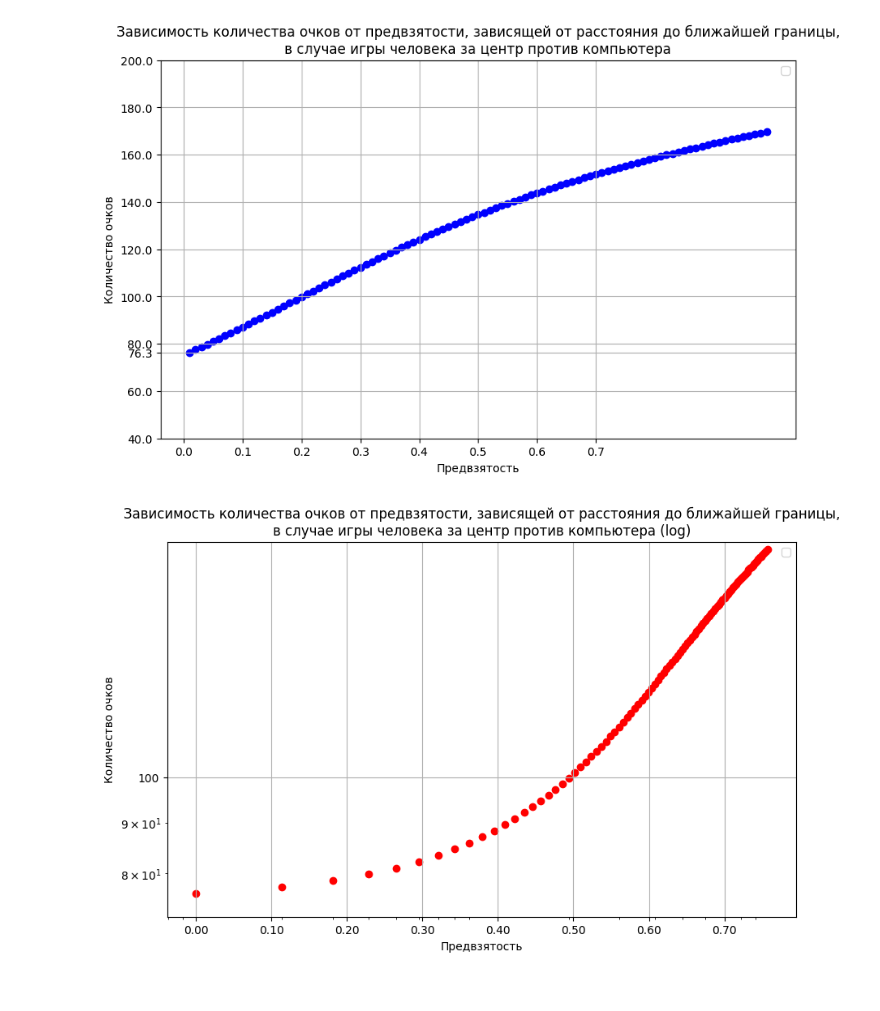
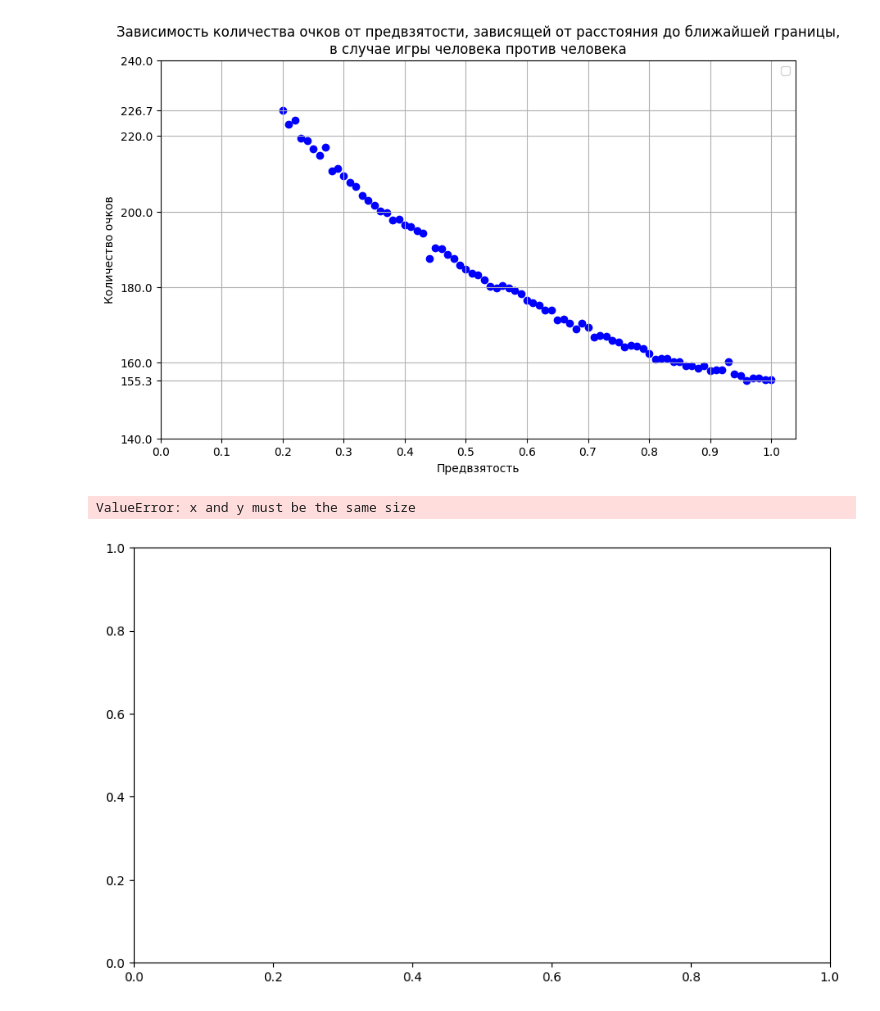
Before and after one commit to spells39/RWAnalyzer, a Jupyter notebook: src/absorption_time_vs_epsilon.ipynb, the cells around one changed output. Drawn from its saved outputs; the diff is of its cells as text; code cells hidden in the pictures.

```diff
--- a/src/absorption_time_vs_epsilon.ipynb
+++ b/src/absorption_time_vs_epsilon.ipynb
@@ -1,36 +1,38 @@
 # %%
 import numpy as np
 import matplotlib.pyplot as plt
 from matplotlib.ticker import ScalarFormatter, MaxNLocator
 
-file_path = "D:\RW\\RWAnalyzer\\output\\eps_border\\pvb\\try_12\\absorption_time.txt"
+try_num = 17
+
+file_path = f"D:\RW\\RWAnalyzer\\output\\eps_border\\pvp\\try_{try_num}\\absorption_time.txt"
 with open(file_path, "r") as file:
     durations = [float(value) for value in file.readline().split()]
 
-epsilon_values = np.arange(0.01, 1.0, 0.01)
+epsilon_values = np.arange(0.2, 1.01, 0.01)
 
 plt.figure(figsize=(10, 6))
-plt.scatter(epsilon_values, durations, color='blue')
+plt.scatter(epsilon_values, durations[19:], color='blue')
 #plt.plot(epsilon_values, durations, color='blue')
 
 plt.xlabel('Предвзятость')
 plt.ylabel('Количество очков')
-plt.title('Зависимость количества очков от предвзятости, зависящей от расстояния до ближайшей границы,\nв случае игры человека за центр против компьютера')
+plt.title('Зависимость количества очков от предвзятости, зависящей от расстояния до ближайшей границы,\nв случае игры человека против человека')
 plt.grid(True)
 plt.legend()
 
-plt.xticks(np.arange(0.0, 0.71, 0.1))
+plt.xticks(np.arange(0.0, 1.01, 0.1))
 
-plt.ylim(durations[0] - 25, max(durations) + 25)
+plt.ylim(min(durations) - 10, max(durations[19:]) + 10)
 #plt.gca().yaxis.set_major_locator(MaxNLocator(integer=True))
-plt.yticks(list(plt.yticks()[0]) + [durations[0]])
+plt.yticks(list(plt.yticks()[0]) + [max(durations[19:])] + [min(durations)])
 
-output_file_path = "D:\RW\\RWAnalyzer\\output\\eps_border\\pvb\\try_12\\epsilon_vs_duration.png"
+output_file_path = f"D:\RW\\RWAnalyzer\\output\\eps_border\\pvp\\try_{try_num}\\epsilon_vs_duration.png"
 plt.savefig(output_file_path)
 
 plt.show()
 # %% [output]
-[figure, old version]
+[figure, new version]
 # %%
 plt.figure(figsize=(10, 6))
 plt.scatter(epsilon_values, durations, color='red')
@@ -57,4 +59,5 @@ plt.savefig(output_file_path_log)
 
 plt.show()
 # %% [output]
+ValueError: x and y must be the same size
-[figure, old version]
+[figure, new version]
```
Also changed, not shown: 6 other files.
